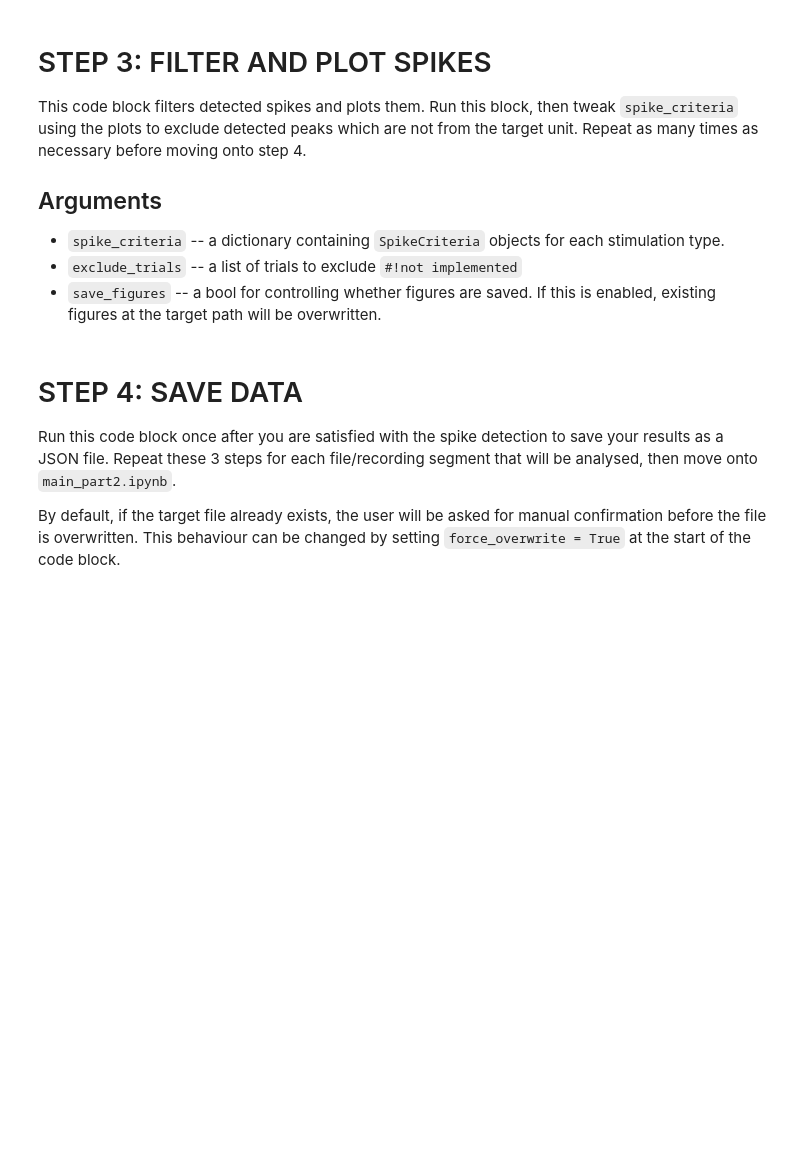
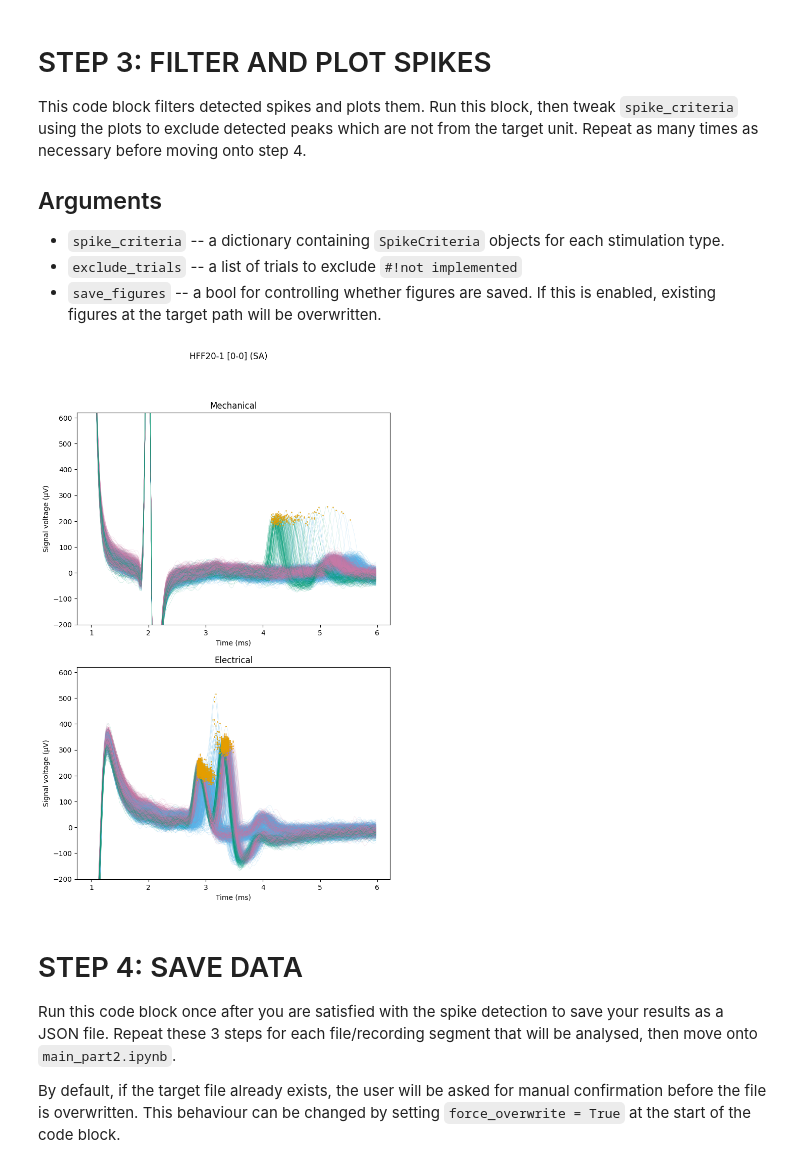
Before and after one commit to Aplinlab/Su-et-al.-2025-Data, a Jupyter notebook: src/main_part1.ipynb, the cells around one changed output. Cells and saved outputs as stored; diff of their text form; code cells hidden in the pictures; blank space fills up the shorter version.

```diff
--- a/src/main_part1.ipynb
+++ b/src/main_part1.ipynb
@@ -21,7 +21,8 @@ unless `data_segments` needs to be changed.
       filtered out in the next step without needing to rerun this block.
 # %%
 # User defined variables
-filename = 'hff03_pos3_freqsweep_unit1'
+filename = 'hff20_pos1_freqsweep'
+repetition = 0
 data_segments = None
 
 
@@ -62,7 +65,7 @@ of interest is isolated).
 # %%
 # User defined variables
 recording_id = 0
-epoch_timing_ms = (1, 5)
+epoch_timing_ms = (1, 6)
 threshold_uV = 100
 
 
@@ -109,37 +112,48 @@ before moving onto step 4.
 # %%
 # User defined variables
 spike_criteria = {
     'mechanical': {
-        'latency_min_ms': None,
+        'latency_min_ms': 4,
         'latency_max_ms': None,
         'size_min_uV': None,
-        'size_max_uV': 300
+        'size_max_uV': None
     },
     'electrical': {
-        'latency_min_ms': None,
+        'latency_min_ms': 2.5,
         'latency_max_ms': None,
         'size_min_uV': None,
         'size_max_uV': None
     }
 }
-repetition = 1
+exclude_frequencies = [200]
+exclude_amplitudes = []
 save_figures = True
 
 
 ### User does not need to modify below this line ###
+
 recording_segment = (data_segments[recording_id] if data_segments
                      else recording_id)
 
-filtered_spikes = hff_analysis.filter_spikes(spikes, spike_criteria)
+filtered_spikes = hff_analysis.filter_spikes(
+    spikes,
+    spike_criteria,
+    exclude_frequencies,
+    exclude_amplitudes
+)
 
 hff_analysis.plot_clusters(
     filtered_spikes,
     epochs,
     repetition,
     recording_segment,
+    exclude_frequencies,
+    exclude_amplitudes,
     save_figures,
     filename
 )
+# %% [output]
+[figure, added]
 # %% [markdown]
 # STEP 4: SAVE DATA
 Run this code block once after you are satisfied with the spike
```
Also changed, not shown: parts of 2 cells of this notebook, 6 other files.
